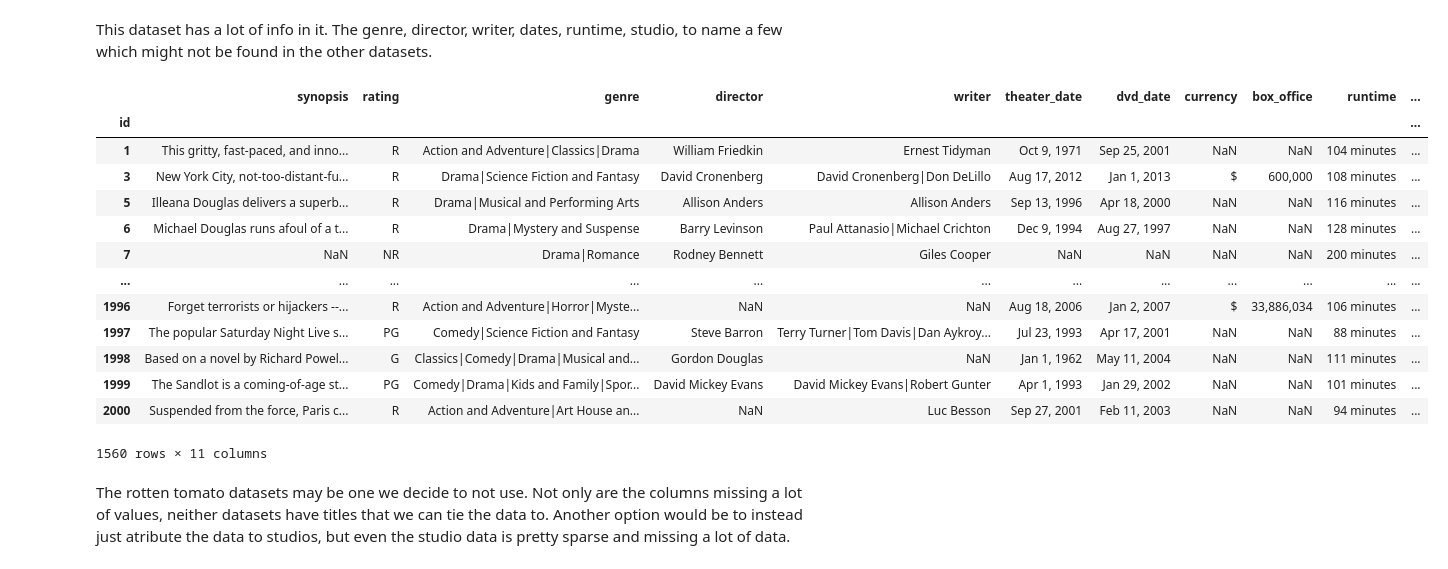
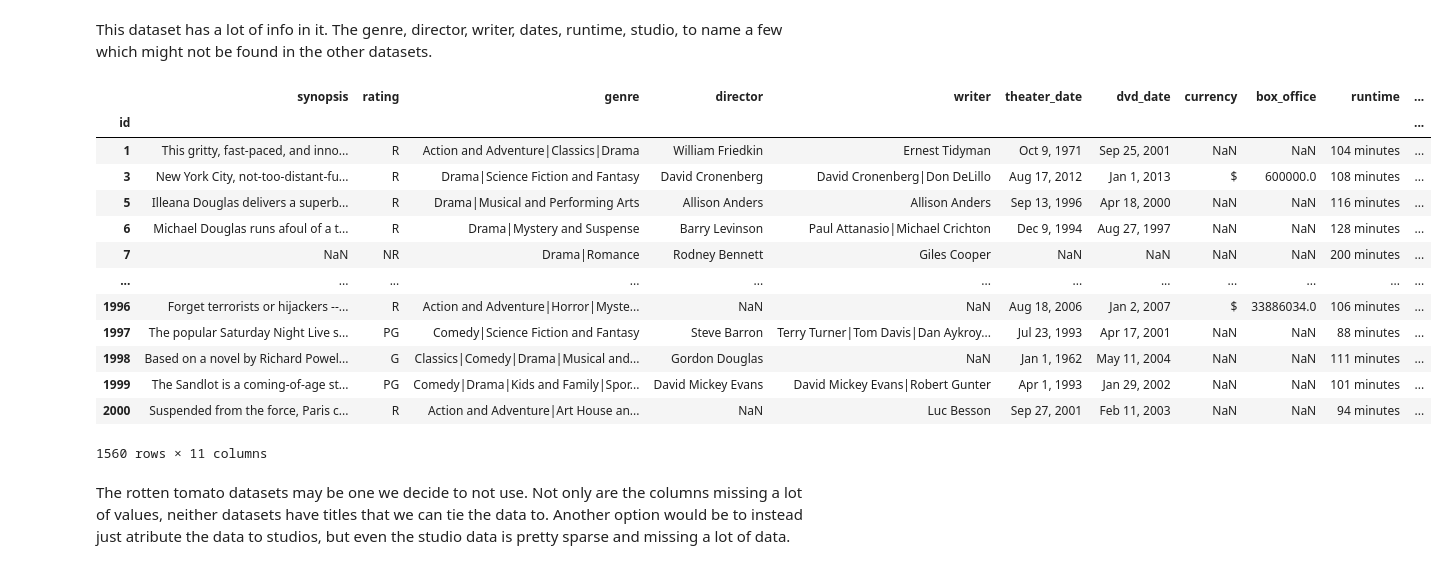
Before and after one commit to Zxhjlk/Phase2Project, a Jupyter notebook: notebooks/Data_Cleaning.ipynb, the cells around one changed output. Saved outputs shown, nothing was run; the diff lists cells and outputs as text; code cells hidden in the pictures.

```diff
--- a/notebooks/Data_Cleaning.ipynb
+++ b/notebooks/Data_Cleaning.ipynb
@@ -124,23 +124,24 @@ df_reviews
 54432 rows × 7 columns
 # %% [markdown]
 This dataset has a lot of info in it. The genre, director, writer, dates, runtime, studio, to name a few which might not be found in the other datasets.
-# %%
-df_info
-# %% [output]
-|  | synopsis | rating | genre | director | writer | theater_date | dvd_date | currency | box_office | runtime | ... |
-| id |  |  |  |  |  |  |  |  |  |  | ... |
-| 1 | This gritty, fast-paced, and inno... | R | Action and Adventure|Classics|Drama | William Friedkin | Ernest Tidyman | Oct 9, 1971 | Sep 25, 2001 | NaN | NaN | 104 minutes | ... |
-| 3 | New York City, not-too-distant-fu... | R | Drama|Science Fiction and Fantasy | David Cronenberg | David Cronenberg|Don DeLillo | Aug 17, 2012 | Jan 1, 2013 | $ | 600,000 | 108 minutes | ... |
-| 5 | Illeana Douglas delivers a superb... | R | Drama|Musical and Performing Arts | Allison Anders | Allison Anders | Sep 13, 1996 | Apr 18, 2000 | NaN | NaN | 116 minutes | ... |
-| 6 | Michael Douglas runs afoul of a t... | R | Drama|Mystery and Suspense | Barry Levinson | Paul Attanasio|Michael Crichton | Dec 9, 1994 | Aug 27, 1997 | NaN | NaN | 128 minutes | ... |
-| 7 | NaN | NR | Drama|Romance | Rodney Bennett | Giles Cooper | NaN | NaN | NaN | NaN | 200 minutes | ... |
-| ... | ... | ... | ... | ... | ... | ... | ... | ... | ... | ... | ... |
-| 1996 | Forget terrorists or hijackers --... | R | Action and Adventure|Horror|Myste... | NaN | NaN | Aug 18, 2006 | Jan 2, 2007 | $ | 33,886,034 | 106 minutes | ... |
-| 1997 | The popular Saturday Night Live s... | PG | Comedy|Science Fiction and Fantasy | Steve Barron | Terry Turner|Tom Davis|Dan Aykroy... | Jul 23, 1993 | Apr 17, 2001 | NaN | NaN | 88 minutes | ... |
-| 1998 | Based on a novel by Richard Powel... | G | Classics|Comedy|Drama|Musical and... | Gordon Douglas | NaN | Jan 1, 1962 | May 11, 2004 | NaN | NaN | 111 minutes | ... |
-| 1999 | The Sandlot is a coming-of-age st... | PG | Comedy|Drama|Kids and Family|Spor... | David Mickey Evans | David Mickey Evans|Robert Gunter | Apr 1, 1993 | Jan 29, 2002 | NaN | NaN | 101 minutes | ... |
-| 2000 | Suspended from the force, Paris c... | R | Action and Adventure|Art House an... | NaN | Luc Besson | Sep 27, 2001 | Feb 11, 2003 | NaN | NaN | 94 minutes | ... |
-1560 rows × 11 columns
+# %%
+df_info['box_office'] = df_info['box_office'].map(lambda x: int(str(x).replace(',', '')) if pd.notnull(x) else x)
+df_info
+# %% [output]
+|  | synopsis | rating | genre | director | writer | theater_date | dvd_date | currency | box_office | runtime | ... |
+| id |  |  |  |  |  |  |  |  |  |  | ... |
+| 1 | This gritty, fast-paced, and inno... | R | Action and Adventure|Classics|Drama | William Friedkin | Ernest Tidyman | Oct 9, 1971 | Sep 25, 2001 | NaN | NaN | 104 minutes | ... |
+| 3 | New York City, not-too-distant-fu... | R | Drama|Science Fiction and Fantasy | David Cronenberg | David Cronenberg|Don DeLillo | Aug 17, 2012 | Jan 1, 2013 | $ | 600000.0 | 108 minutes | ... |
+| 5 | Illeana Douglas delivers a superb... | R | Drama|Musical and Performing Arts | Allison Anders | Allison Anders | Sep 13, 1996 | Apr 18, 2000 | NaN | NaN | 116 minutes | ... |
+| 6 | Michael Douglas runs afoul of a t... | R | Drama|Mystery and Suspense | Barry Levinson | Paul Attanasio|Michael Crichton | Dec 9, 1994 | Aug 27, 1997 | NaN | NaN | 128 minutes | ... |
+| 7 | NaN | NR | Drama|Romance | Rodney Bennett | Giles Cooper | NaN | NaN | NaN | NaN | 200 minutes | ... |
+| ... | ... | ... | ... | ... | ... | ... | ... | ... | ... | ... | ... |
+| 1996 | Forget terrorists or hijackers --... | R | Action and Adventure|Horror|Myste... | NaN | NaN | Aug 18, 2006 | Jan 2, 2007 | $ | 33886034.0 | 106 minutes | ... |
+| 1997 | The popular Saturday Night Live s... | PG | Comedy|Science Fiction and Fantasy | Steve Barron | Terry Turner|Tom Davis|Dan Aykroy... | Jul 23, 1993 | Apr 17, 2001 | NaN | NaN | 88 minutes | ... |
+| 1998 | Based on a novel by Richard Powel... | G | Classics|Comedy|Drama|Musical and... | Gordon Douglas | NaN | Jan 1, 1962 | May 11, 2004 | NaN | NaN | 111 minutes | ... |
+| 1999 | The Sandlot is a coming-of-age st... | PG | Comedy|Drama|Kids and Family|Spor... | David Mickey Evans | David Mickey Evans|Robert Gunter | Apr 1, 1993 | Jan 29, 2002 | NaN | NaN | 101 minutes | ... |
+| 2000 | Suspended from the force, Paris c... | R | Action and Adventure|Art House an... | NaN | Luc Besson | Sep 27, 2001 | Feb 11, 2003 | NaN | NaN | 94 minutes | ... |
+1560 rows × 11 columns
 # %% [markdown]
 The rotten tomato datasets may be one we decide to not use. Not only are the columns missing a lot of values, neither datasets have titles that we can tie the data to. Another option would be to instead just atribute the data to studios, but even the studio data is pretty sparse and missing a lot of data.
 # %% [markdown]
```
Also changed, not shown: parts of 1 cell of this notebook.
